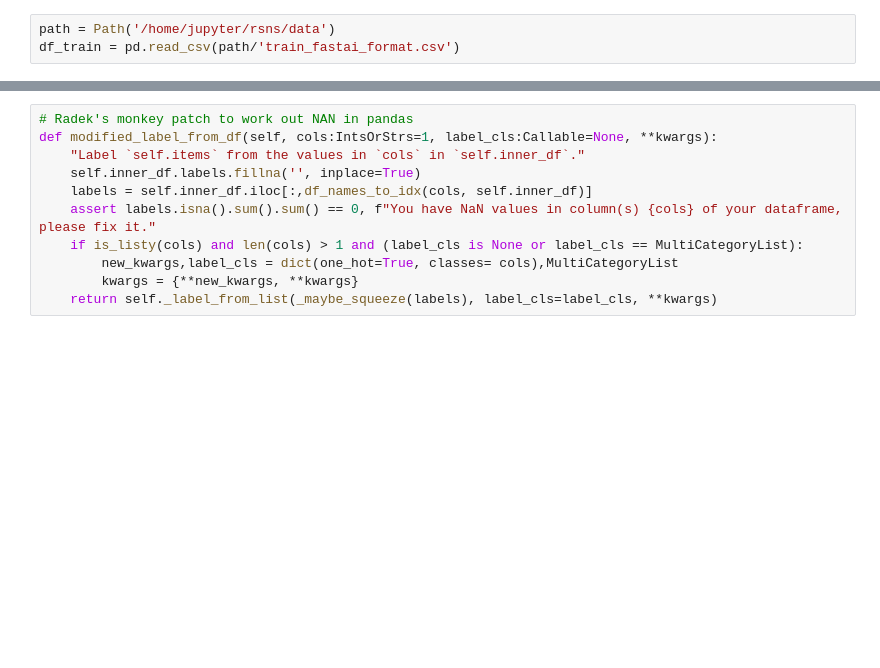
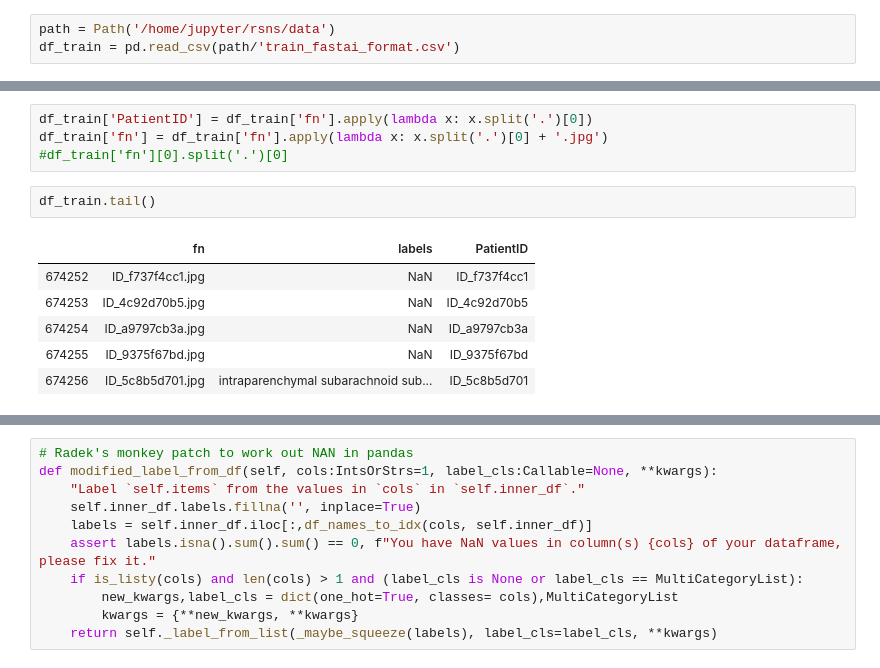
Before and after one commit to heye0507/kaggle-rsna, a Jupyter notebook: 04_efficientnet_baseline.ipynb, the cells around one changed output, grey strips where cells are left out. Saved outputs shown, nothing was run; the diff lists cells and outputs as text; blank space fills up the shorter version.

```diff
--- a/04_efficientnet_baseline.ipynb
+++ b/04_efficientnet_baseline.ipynb
@@ -10,0 +20,13 @@ df_train = pd.read_csv(path/'train_fastai_format.csv')
+# %%
+df_train['PatientID'] = df_train['fn'].apply(lambda x: x.split('.')[0])
+df_train['fn'] = df_train['fn'].apply(lambda x: x.split('.')[0] + '.jpg')
+#df_train['fn'][0].split('.')[0]
+# %%
+df_train.tail()
+# %% [output]
+|  | fn | labels | PatientID |
+| 674252 | ID_f737f4cc1.jpg | NaN | ID_f737f4cc1 |
+| 674253 | ID_4c92d70b5.jpg | NaN | ID_4c92d70b5 |
+| 674254 | ID_a9797cb3a.jpg | NaN | ID_a9797cb3a |
+| 674255 | ID_9375f67bd.jpg | NaN | ID_9375f67bd |
+| 674256 | ID_5c8b5d701.jpg | intraparenchymal subarachnoid sub... | ID_5c8b5d701 |
```
Also changed, not shown: parts of 12 cells of this notebook, 11 other files.
